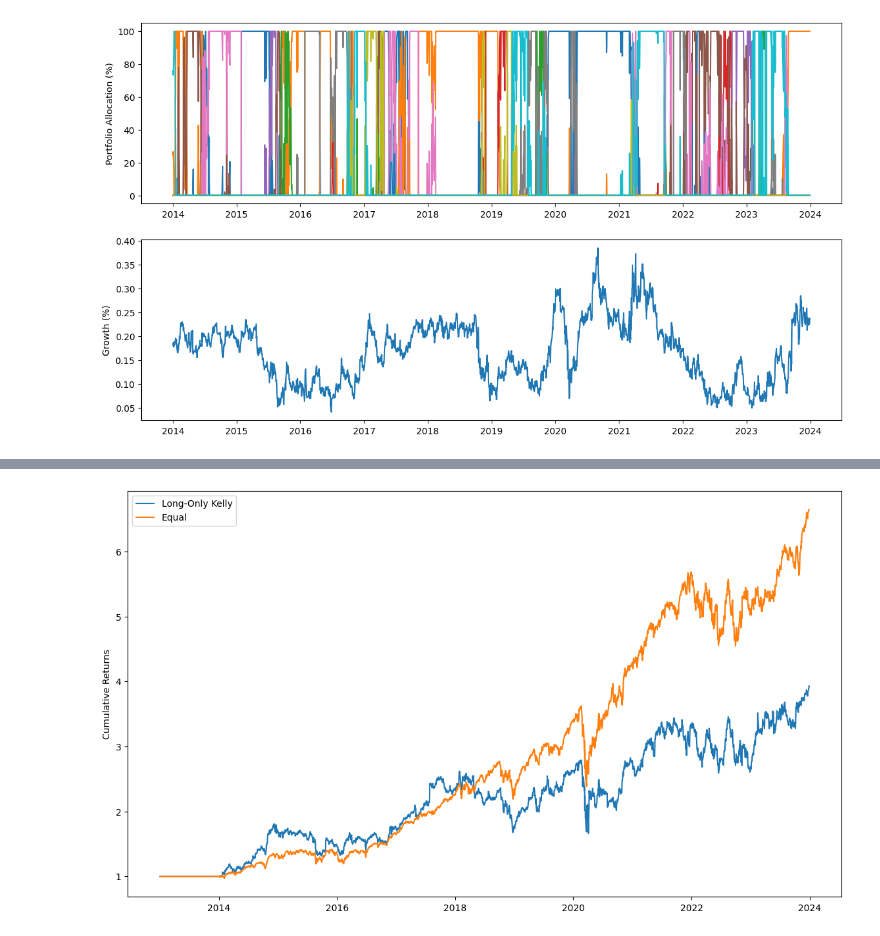
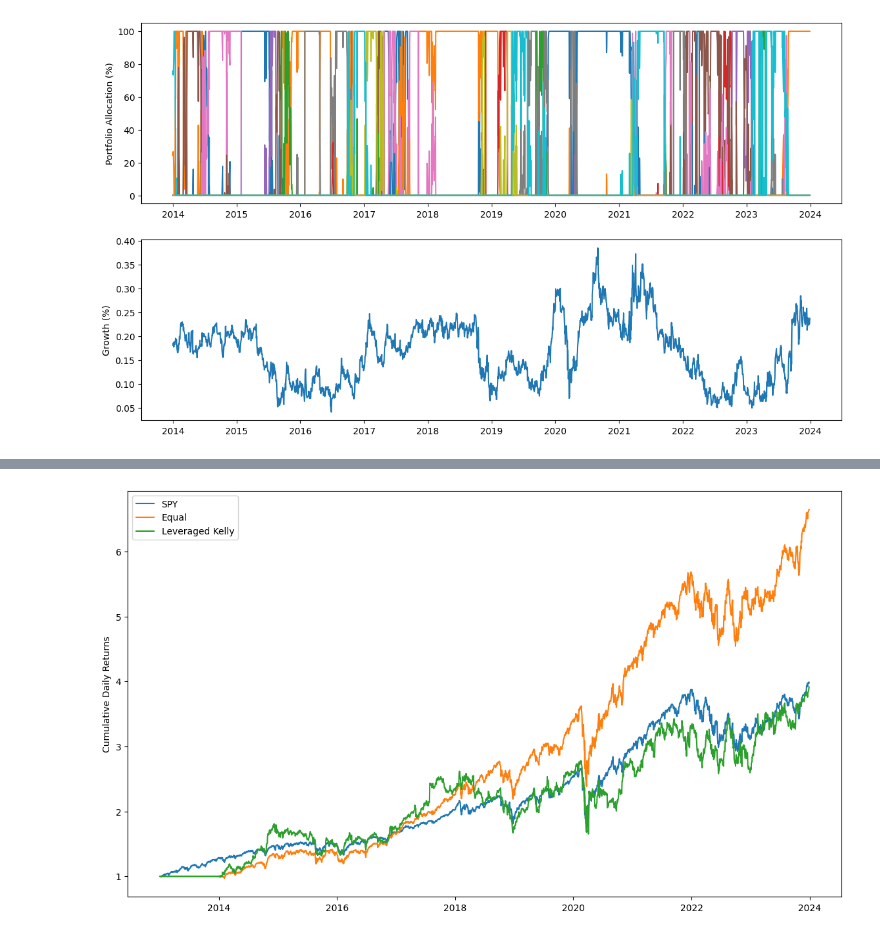
Before and after one commit to shankrith/portfolio-optimization, a Jupyter notebook: kelly-multiple-assets.ipynb, the cells around one changed output, grey strips where cells are left out. Cells and saved outputs as stored; diff of their text form; code cells hidden in the pictures.

Commit message:
tested leveraged kelly

```diff
--- a/kelly-multiple-assets.ipynb
+++ b/kelly-multiple-assets.ipynb
@@ -35,6 +36,9 @@ idx = pd.IndexSlice
 df = pd.read_csv(r"/sp500_2003_2023.csv")
 df['date'] = pd.to_datetime(df['date'])
 df  = df.set_index('date')
+# %%
+spyticker = yf.Ticker("SPY")
+spy_data = spyticker.history(start="2013-01-01", end="2023-12-31")[['Close']]
 # %%
 price = ['Close']
 cols = df.columns
@@ -100,7 +131,7 @@ returns = returns.rename(columns={'Close':'returns'})
 means = returns.rolling(lookback).mean().rename(columns={'returns':'means'})
 var = returns.rolling(lookback).var().rename(columns={'returns':'var'})
 data = pd.concat([returns, means, var], axis=1)
-rfr = 0
+rfr = 0.05
 
 n = returns.shape[1]
 cov = returns.rolling(lookback).cov().droplevel(2, axis=0).droplevel(1, axis=1)
@@ -129,6 +160,7 @@ for i, (a, row) in enumerate(data.iterrows()):
     ampl.param['returns'] = means_dict
     ampl.param['covariances'] = cov_dict
     ampl.param['rfr'] = rfr
+    ampl.param['lam_max'] = 1
 
     ampl.option['solver'] = "ipopt"
     ampl.solve()
@@ -191,13 +196,17 @@ eq_rets_ann = (np.exp(eq_log_rets_ann) - 1)*100
 # %%
-port_cum_returns_qp = ((all_df.loc[:, idx[:,'Close']].pct_change().values * f_df.shift(1)).sum(axis=1) + 1).cumprod()
-port_cum_returns_eq = ((all_df.loc[:, idx[:,'Close']].pct_change().values * equal_f_df.shift(1)).sum(axis=1) + 1).cumprod()
+spy = (spy_data['Close'].pct_change().fillna(0) + 1).cumprod()
+# port_cum_returns_qp = ((all_df.loc[:, idx[:,'Close']].pct_change().values * f_df.shift(1)).sum(axis=1) + 1).cumprod()
+# port_cum_returns_eq = ((all_df.loc[:, idx[:,'Close']].pct_change().values * equal_f_df.shift(1)).sum(axis=1) + 1).cumprod()
+port_cum_returns_qp_leverage = ((all_df.loc[:, idx[:,'Close']].pct_change().values * f_df.shift(1)).sum(axis=1) + 1).cumprod()
 
 fig, ax = plt.subplots(1, figsize=(14,8))
 
-ax.plot(port_cum_returns_qp, label='Long-Only Kelly')
+ax.plot(spy, label='SPY')
+# ax.plot(port_cum_returns_qp, label='Long-Only Kelly')
 ax.plot(port_cum_returns_eq, label='Equal')
-ax.set_ylabel('Cumulative Returns')
+ax.plot(port_cum_returns_qp_leverage, label='Leveraged Kelly')
+ax.set_ylabel('Cumulative Daily Returns')
 ax.legend()
 plt.show()
 # %% [output]
-[figure, old version]
+[figure, new version]
```
Also changed, not shown: parts of 10 cells of this notebook.
